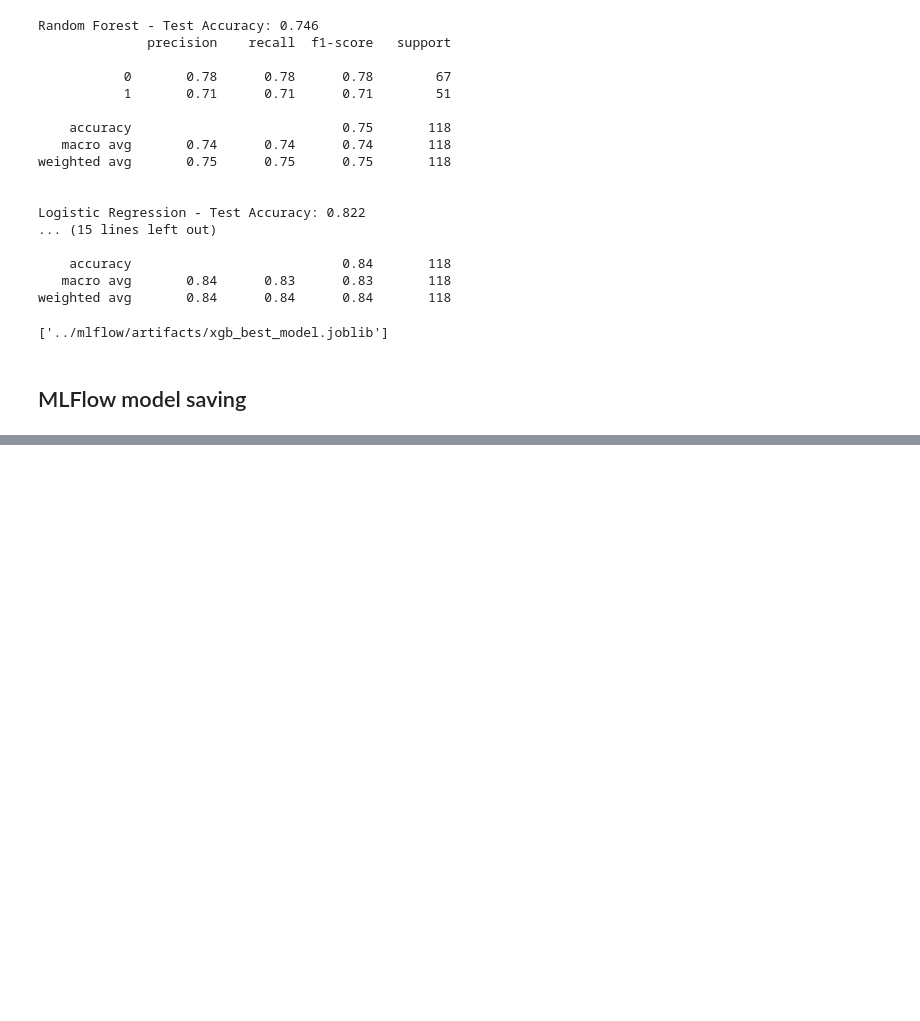
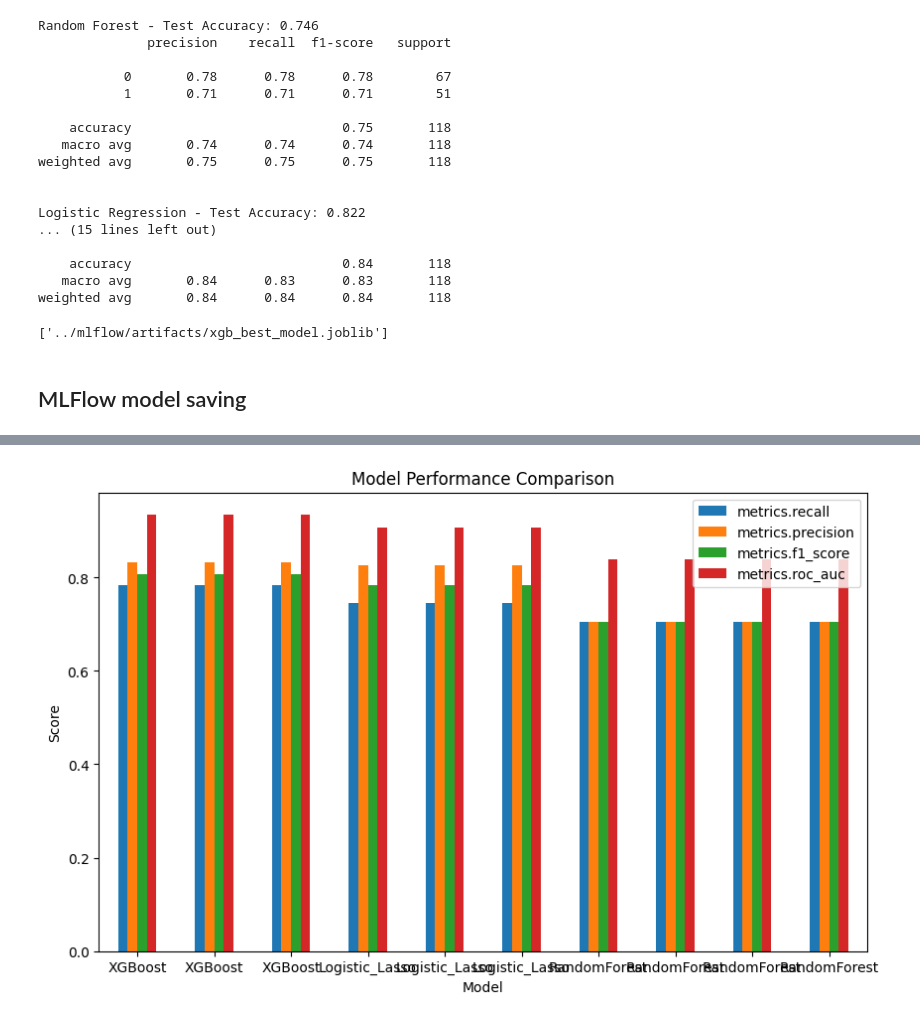
Before and after one commit to jariel17/ml_models, a Jupyter notebook: notebooks/modeling.ipynb, the cells around one changed output, grey strips where cells are left out. Cells and saved outputs as stored; diff of their text form; code cells hidden in the pictures; blank space fills up the shorter version.

Commit message:
Refactor model function

```diff
--- a/notebooks/modeling.ipynb
+++ b/notebooks/modeling.ipynb
@@ -376,0 +319,3 @@ XGBoost logged successfully → Recall: 0.784, ROC-AUC: 0.936
+# %%
+experiment = mlflow.get_experiment_by_name("Appendicitis_Diagnosis_Models")
+print("Experiment ID:", experiment.experiment_id)
@@ -376,0 +324,24 @@ XGBoost logged successfully → Recall: 0.784, ROC-AUC: 0.936
+# %%
+df_runs = mlflow.search_runs(
+    experiment_ids=[experiment.experiment_id],
+    order_by=["metrics.recall DESC"]
+)
+# %%
+columns_to_display = [
+    "run_id",
+    "tags.mlflow.runName",
+    "metrics.accuracy",
+    "metrics.precision",
+    "metrics.recall",
+    "metrics.f1_score",
+    "metrics.roc_auc"
+]
+
+df_summary = df_runs[columns_to_display].copy()
+df_summary = df_summary.rename(columns={"tags.mlflow.runName": "Model"})
+
+# Sort by Recall first (critical metric for appendicitis)
+df_summary = df_summary.sort_values(by="metrics.recall", ascending=False)
+df_summary.reset_index(drop=True, inplace=True)
+
+df_summary
@@ -376,0 +360,12 @@ XGBoost logged successfully → Recall: 0.784, ROC-AUC: 0.936
+# %%
+metrics = ["metrics.recall", "metrics.precision", "metrics.f1_score", "metrics.roc_auc"]
+
+df_summary.plot(
+    x="Model", y=metrics, kind="bar",
+    figsize=(10,6), title="Model Performance Comparison"
+)
+plt.xticks(rotation=0)
+plt.ylabel("Score")
+plt.show()
+# %% [output]
+[figure, added]
```
Also changed, not shown: parts of 15 cells of this notebook, 1 other file.
